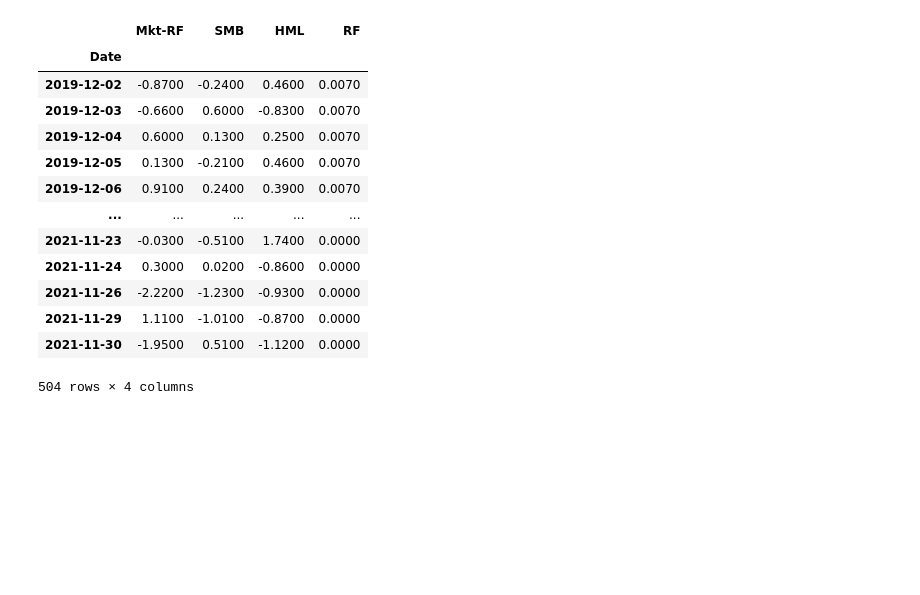
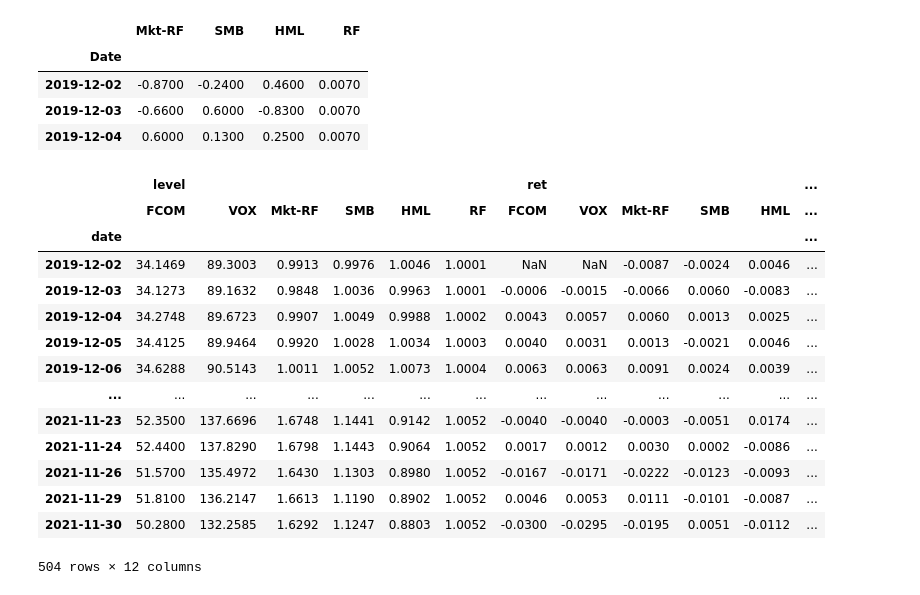
Before and after one commit to philipwlee/regquant, a Jupyter notebook: hw2_spread_sim/hw2_spread_sim_philip_lee_12129240.ipynb, the cells around one changed output. Cells and saved outputs as stored; diff of their text form; code cells hidden in the pictures; blank space fills up the shorter version.

```diff
--- a/hw2_spread_sim/hw2_spread_sim_philip_lee_12129240.ipynb
+++ b/hw2_spread_sim/hw2_spread_sim_philip_lee_12129240.ipynb
@@ -61,21 +54,42 @@ Defining quandl pull
 # %%
 ff_raw = pdr.data.DataReader(FF_TABLE, FF_DB,
                             ''.join(START_DATE.split('-')),
                             ''.join(END_DATE.split('-')))
 
-ff_raw[0]
+ff_raw[0].head(3)
 # %% [output]
 |  | Mkt-RF | SMB | HML | RF |
 | Date |  |  |  |  |
 | 2019-12-02 | -0.8700 | -0.2400 | 0.4600 | 0.0070 |
 | 2019-12-03 | -0.6600 | 0.6000 | -0.8300 | 0.0070 |
 | 2019-12-04 | 0.6000 | 0.1300 | 0.2500 | 0.0070 |
-| 2019-12-05 | 0.1300 | -0.2100 | 0.4600 | 0.0070 |
-| 2019-12-06 | 0.9100 | 0.2400 | 0.3900 | 0.0070 |
-| ... | ... | ... | ... | ... |
-| 2021-11-23 | -0.0300 | -0.5100 | 1.7400 | 0.0000 |
-| 2021-11-24 | 0.3000 | 0.0200 | -0.8600 | 0.0000 |
-| 2021-11-26 | -2.2200 | -1.2300 | -0.9300 | 0.0000 |
-| 2021-11-29 | 1.1100 | -1.0100 | -0.8700 | 0.0000 |
-| 2021-11-30 | -1.9500 | 0.5100 | -1.1200 | 0.0000 |
-504 rows × 4 columns
+# %%
+q_adj_close = eod_raw[["date", "ticker", "adj_close"]].pivot(
+    index="date", columns="ticker", values="adj_close")
+q_log_ret = np.log(q_adj_close / q_adj_close.shift(1))
+
+f_ret = ff_raw[0] / 100
+f_ret.index.name = "date"
+f_level = np.exp(f_ret.cumsum())
+
+levels = q_adj_close.merge(f_level, on="date")
+ret = q_log_ret.merge(f_ret, on="date")
+
+etfs_facts = pd.concat([levels, ret], axis=1, keys=["level", "ret"])
+display(etfs_facts)
+# %% [output]
+|  | level |  |  |  |  |  | ret |  |  |  |  | ... |
+|  | FCOM | VOX | Mkt-RF | SMB | HML | RF | FCOM | VOX | Mkt-RF | SMB | HML | ... |
+| date |  |  |  |  |  |  |  |  |  |  |  | ... |
+| 2019-12-02 | 34.1469 | 89.3003 | 0.9913 | 0.9976 | 1.0046 | 1.0001 | NaN | NaN | -0.0087 | -0.0024 | 0.0046 | ... |
+| 2019-12-03 | 34.1273 | 89.1632 | 0.9848 | 1.0036 | 0.9963 | 1.0001 | -0.0006 | -0.0015 | -0.0066 | 0.0060 | -0.0083 | ... |
+| 2019-12-04 | 34.2748 | 89.6723 | 0.9907 | 1.0049 | 0.9988 | 1.0002 | 0.0043 | 0.0057 | 0.0060 | 0.0013 | 0.0025 | ... |
+| 2019-12-05 | 34.4125 | 89.9464 | 0.9920 | 1.0028 | 1.0034 | 1.0003 | 0.0040 | 0.0031 | 0.0013 | -0.0021 | 0.0046 | ... |
+| 2019-12-06 | 34.6288 | 90.5143 | 1.0011 | 1.0052 | 1.0073 | 1.0004 | 0.0063 | 0.0063 | 0.0091 | 0.0024 | 0.0039 | ... |
+| ... | ... | ... | ... | ... | ... | ... | ... | ... | ... | ... | ... | ... |
+| 2021-11-23 | 52.3500 | 137.6696 | 1.6748 | 1.1441 | 0.9142 | 1.0052 | -0.0040 | -0.0040 | -0.0003 | -0.0051 | 0.0174 | ... |
+| 2021-11-24 | 52.4400 | 137.8290 | 1.6798 | 1.1443 | 0.9064 | 1.0052 | 0.0017 | 0.0012 | 0.0030 | 0.0002 | -0.0086 | ... |
+| 2021-11-26 | 51.5700 | 135.4972 | 1.6430 | 1.1303 | 0.8980 | 1.0052 | -0.0167 | -0.0171 | -0.0222 | -0.0123 | -0.0093 | ... |
+| 2021-11-29 | 51.8100 | 136.2147 | 1.6613 | 1.1190 | 0.8902 | 1.0052 | 0.0046 | 0.0053 | 0.0111 | -0.0101 | -0.0087 | ... |
+| 2021-11-30 | 50.2800 | 132.2585 | 1.6292 | 1.1247 | 0.8803 | 1.0052 | -0.0300 | -0.0295 | -0.0195 | 0.0051 | -0.0112 | ... |
+504 rows × 12 columns
```
Also changed, not shown: parts of 17 cells of this notebook.
